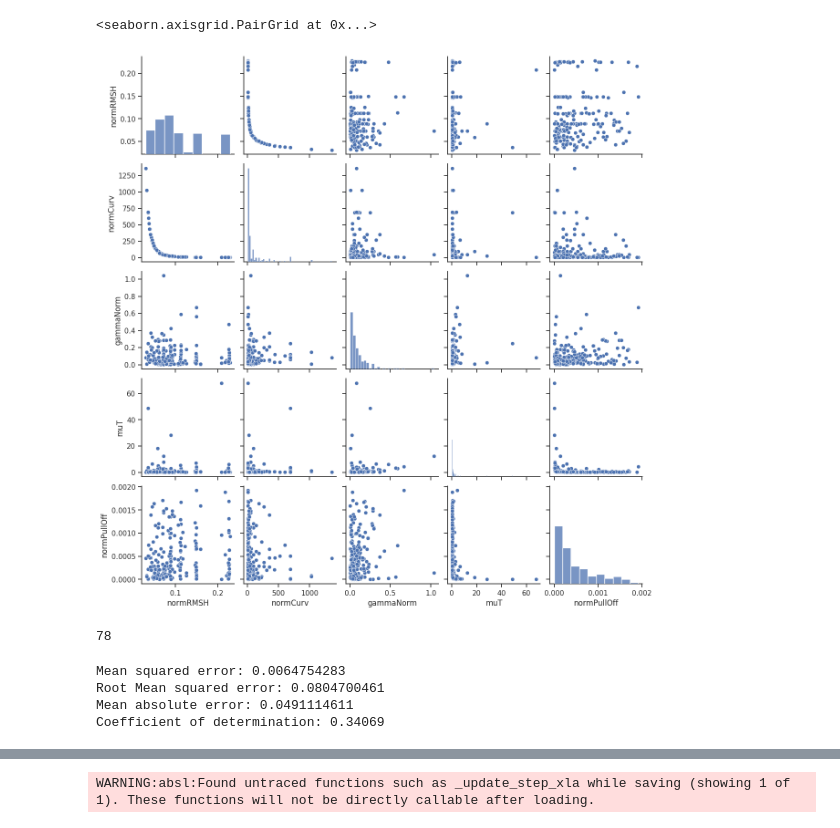
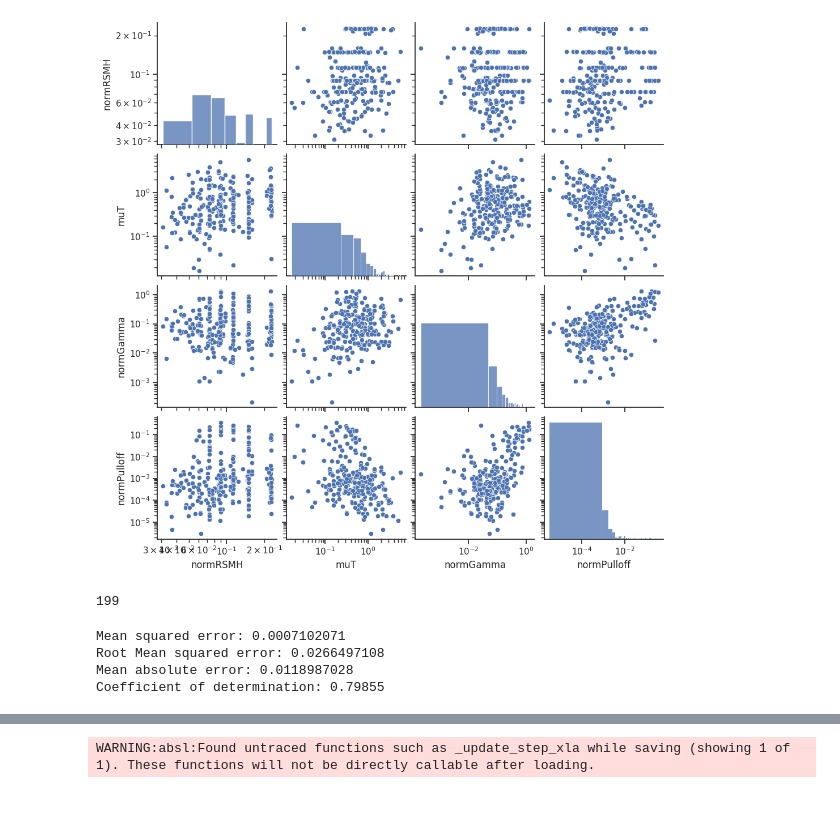
Before and after one commit to Marc-Honecker/CSMP-Project, a Jupyter notebook: src/model/RoughContact/DNN_normalized.ipynb, the cells around one changed output, grey strips where cells are left out. Drawn from its saved outputs; the diff is of its cells as text; code cells hidden in the pictures.

```diff
--- a/src/model/RoughContact/DNN_normalized.ipynb
+++ b/src/model/RoughContact/DNN_normalized.ipynb
@@ -23,12 +23,9 @@ import tensorflow as tf
 from tensorflow import keras
 from keras import layers
 # %%
-data_file = '../../../data/newNorm.csv'
-
-column_names = ['normRMSH', 'normCurv', 'gammaNorm', 'muT', 'normPullOff']
+data_file = '../../../data/normMar1st.csv'
 
 dataset = pd.read_csv(data_file, sep=';')
-dataset = dataset.drop(dataset[dataset['normPullOff'] > 2e-3].index) #* 1_000_000
 
 dataset
 # %% [output]
@@ -66,4 +63,8 @@ dataset.describe()
 # %%
 sns.set_theme(style="ticks")
-sns.pairplot(dataset, hue='normPullOff')
+pl = sns.pairplot(dataset, hue='normPulloff')
+
+for ax in pl.axes.flat:
+    ax.set(xscale='log')
+    ax.set(yscale='log')
 # %% [output]
@@ -72,16 +72,21 @@ sns.pairplot(dataset, hue='normPullOff')
 # %%
 sns.set_theme(style="ticks")
-sns.pairplot(dataset)
+pl = sns.pairplot(dataset)
+
+for ax in pl.axes.flat:
+    ax.set(xscale='log')
+    ax.set(yscale='log')
 # %% [output]
-<seaborn.axisgrid.PairGrid at 0x...>
-[figure, old version]
+[figure, new version]
 # %%
-train_dataset = dataset.sample(frac=0.8)
+train_dataset = dataset.sample(frac=0.8, random_state=10)
 test_dataset = dataset.drop(train_dataset.index)
 
+test_dataset.sort_values('normGamma', inplace=True)
+
 len(train_dataset)
 # %% [output]
-78
+199
 # %%
 train_features = train_dataset.copy()
 test_features = test_dataset.copy()
@@ -96,24 +101,24 @@ from sklearn.tree import DecisionTreeRegressor
 rng = np.random.RandomState()
 
 ada_regr = AdaBoostRegressor(
-    DecisionTreeRegressor(max_depth=10), n_estimators=500, learning_rate=.2, random_state=rng
+    DecisionTreeRegressor(max_depth=12), n_estimators=300, learning_rate=.2, loss='square', random_state=rng
 )
 
-ada_regr.fit(train_dataset.drop(['normPullOff'], axis=1), train_labels)
+ada_regr.fit(train_dataset.drop(['normPulloff'], axis=1), train_labels)
 
-preds = ada_regr.predict(test_dataset.drop(['normPullOff'], axis=1))
+preds = ada_regr.predict(test_dataset.drop(['normPulloff'], axis=1))
 
 # The mean squared error
-mse = mean_squared_error(test_dataset['normPullOff'], preds)
+mse = mean_squared_error(test_dataset['normPulloff'], preds)
 print("Mean squared error: %.10f" % mse)
 # The RSME
 print("Root Mean squared error: %.10f" % np.sqrt(mse))
 # The mean absolute error
-print("Mean absolute error: %.10f" % mean_absolute_error(test_dataset['normPullOff'], preds))
+print("Mean absolute error: %.10f" % mean_absolute_error(test_dataset['normPulloff'], preds))
 # The coefficient of determination: 1 is perfect prediction
-print("Coefficient of determination: %.5f" % r2_score(test_dataset['normPullOff'], preds))
+print("Coefficient of determination: %.5f" % r2_score(test_dataset['normPulloff'], preds))
 # %% [output]
-Mean squared error: 0.0064754283
-Root Mean squared error: 0.0804700461
-Mean absolute error: 0.0491114611
-Coefficient of determination: 0.34069
+Mean squared error: 0.0007102071
+Root Mean squared error: 0.0266497108
+Mean absolute error: 0.0118987028
+Coefficient of determination: 0.79855
```
Also changed, not shown: parts of 21 cells of this notebook, 11 other files.
